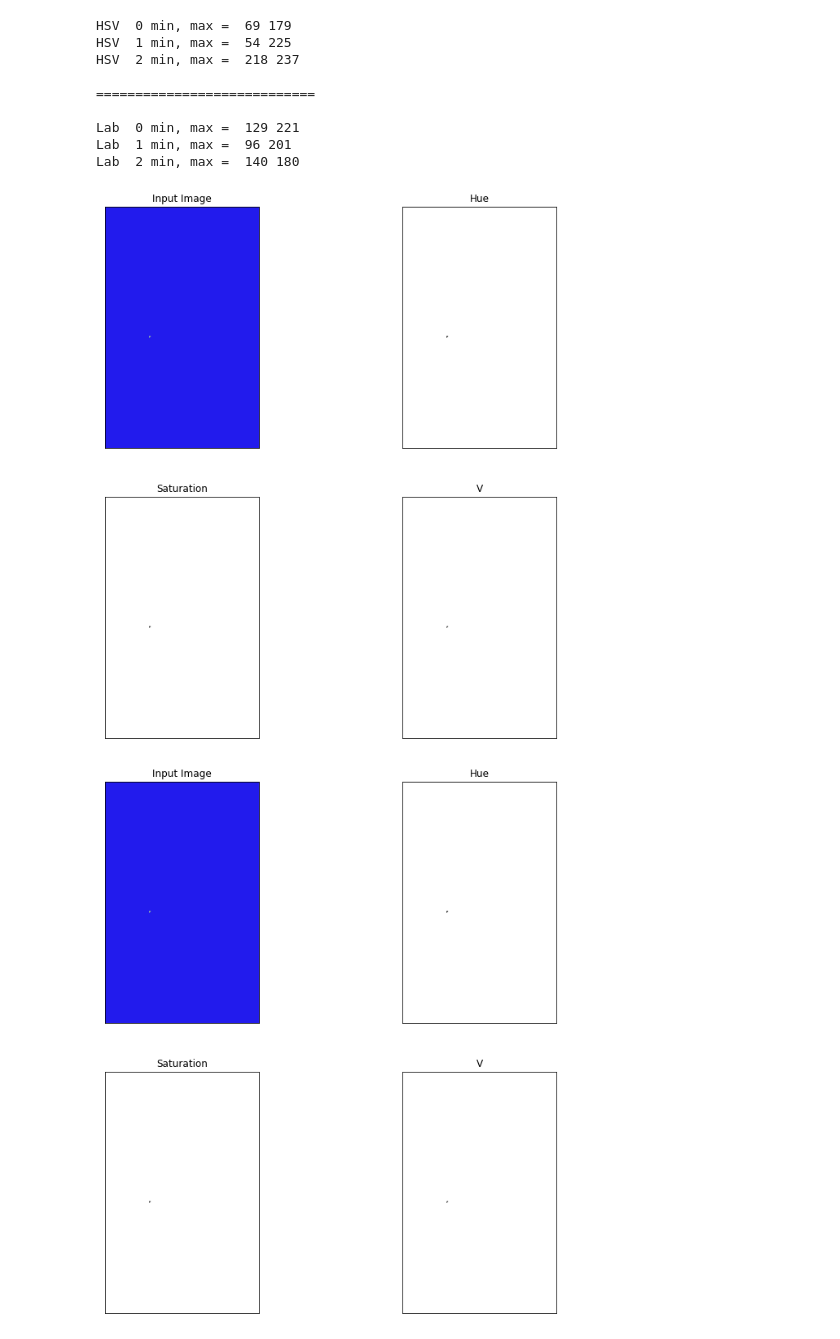
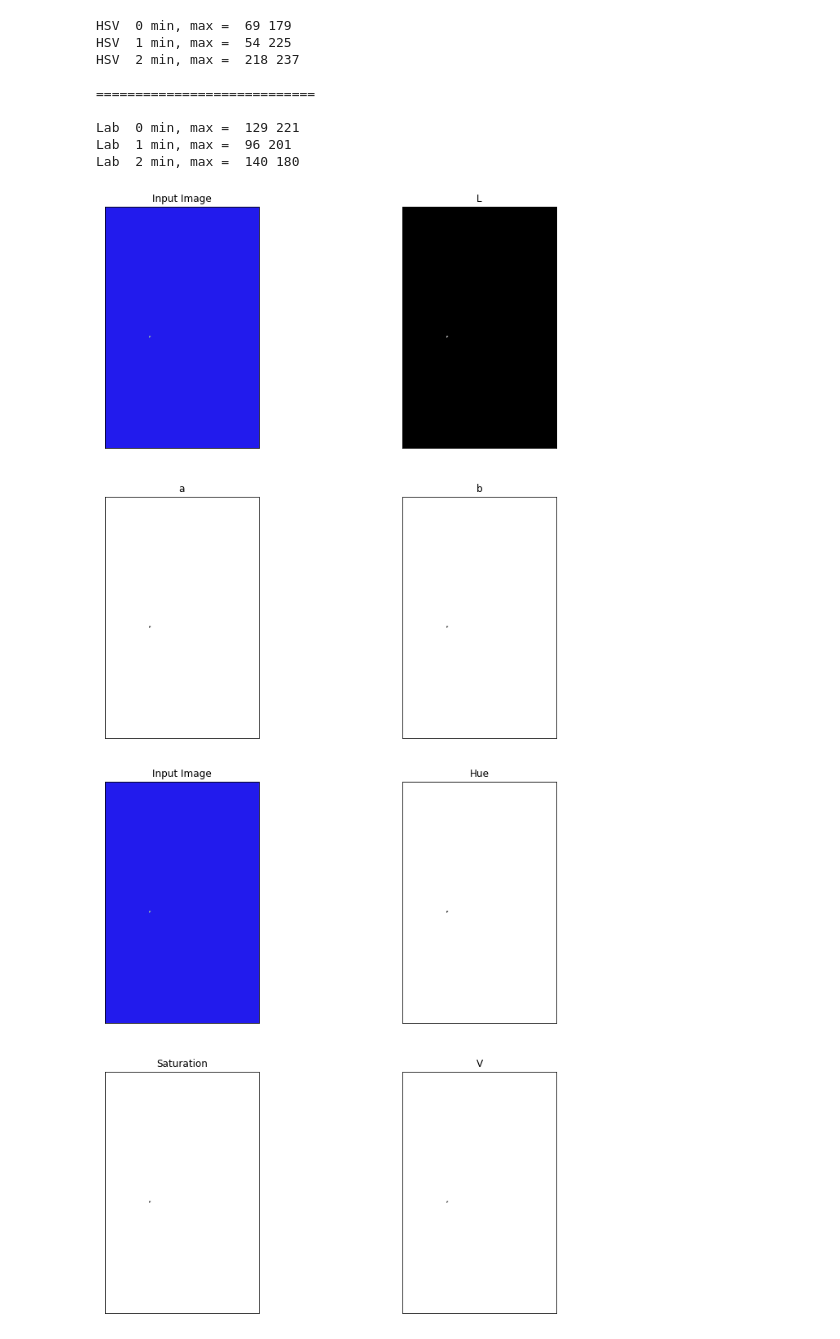
Before and after one commit to ljhgabe/CS4243-Lab-Materials, a Jupyter notebook: W8L6/color_lab1.ipynb, the cells around one changed output. Drawn from its saved outputs; the diff is of its cells as text; code cells hidden in the pictures.

```diff
--- a/W8L6/color_lab1.ipynb
+++ b/W8L6/color_lab1.ipynb
@@ -79,19 +84,19 @@ img3 = cv2.cvtColor( hsvp , cv2.COLOR_HSV2BGR)
 # %%
 # subplot to show the image and its HSV channels
 #
 plt.subplots(2,2,figsize=(12,12))
 plt.subplot(221),plt.imshow(img3, cmap='gray')
 plt.title('Input Image'), plt.xticks([]), plt.yticks([])
-plt.subplot(222),plt.imshow(hsvp[:,:,0] , cmap = 'gray')
-plt.title('Hue'), plt.xticks([]), plt.yticks([])
-plt.subplot(223),plt.imshow(hsvp[:,:,1] , cmap = 'gray')
-plt.title('Saturation'), plt.xticks([]), plt.yticks([])
-plt.subplot(224),plt.imshow(hsvp[:,:,2] , cmap = 'gray')
-plt.title('V'), plt.xticks([]), plt.yticks([])
+plt.subplot(222),plt.imshow(labp[:,:,0] , cmap = 'gray')
+plt.title('L'), plt.xticks([]), plt.yticks([])
+plt.subplot(223),plt.imshow(labp[:,:,1] , cmap = 'gray')
+plt.title('a'), plt.xticks([]), plt.yticks([])
+plt.subplot(224),plt.imshow(labp[:,:,2] , cmap = 'gray')
+plt.title('b'), plt.xticks([]), plt.yticks([])
 
 plt.show()
 # %% [output]
-[figure, old version]
+[figure, new version]
 # %%
 # subplot to show the image and its Lab channels
 #
```
Also changed, not shown: parts of 5 cells of this notebook, 16 other files.
